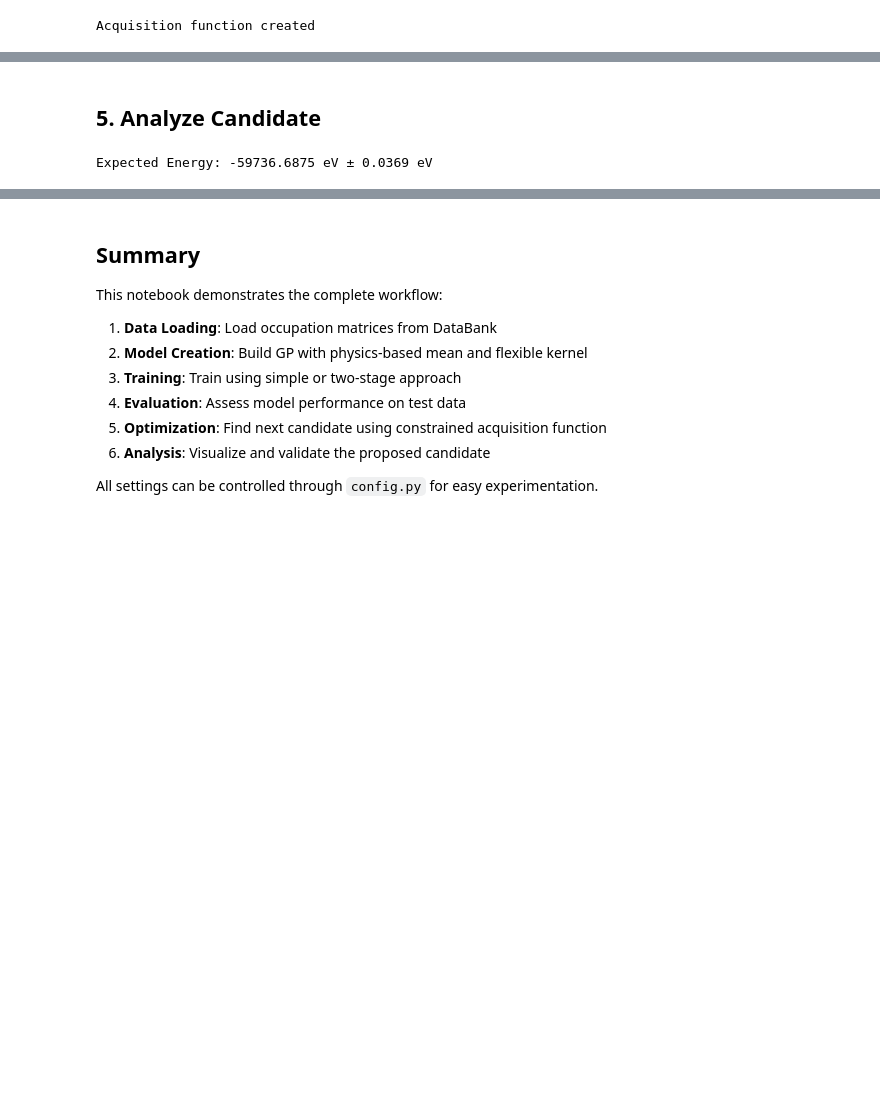
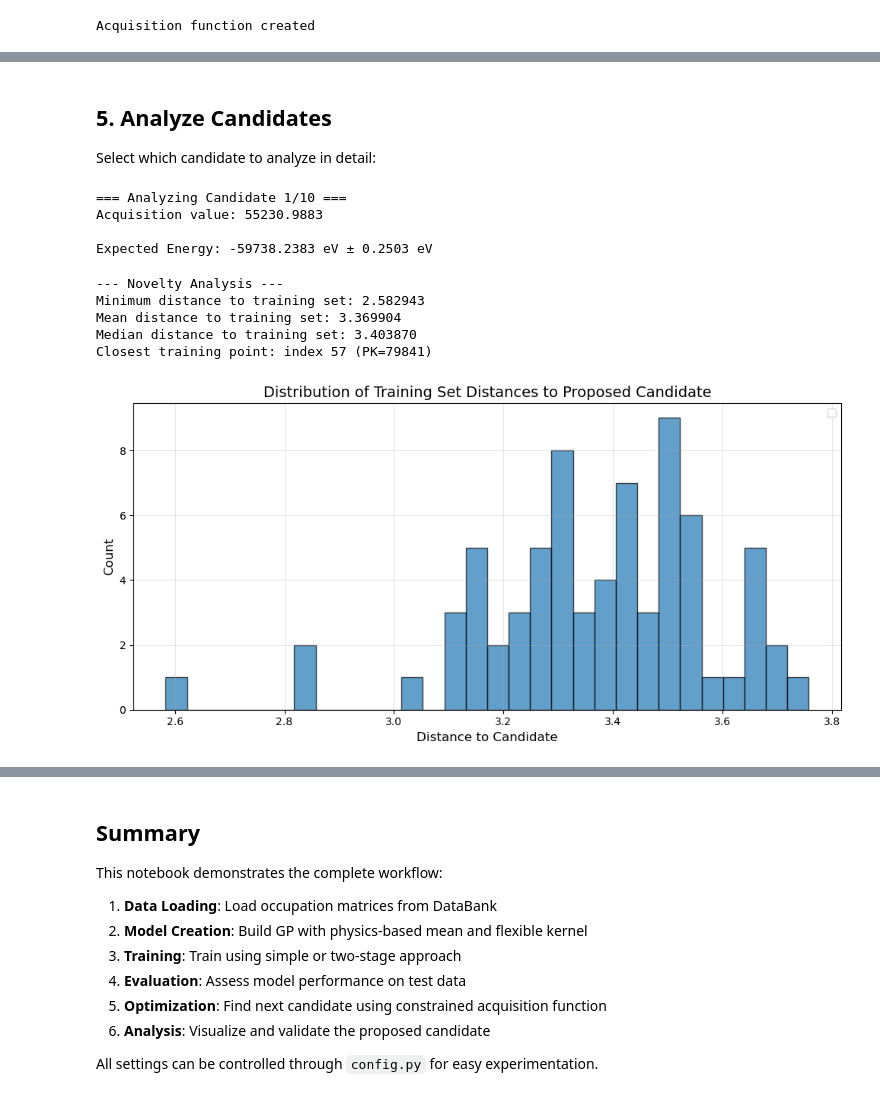
Before and after one commit to LyKex/aiida-LordCapulet, a Jupyter notebook: lordcapulet/functions/proposal_modes/Bayesian/example_bayesian_optimization.ipynb, the cells around one changed output, grey strips where cells are left out. Cells and saved outputs as stored; diff of their text form; code cells hidden in the pictures; blank space fills up the shorter version.

```diff
--- a/lordcapulet/functions/proposal_modes/Bayesian/example_bayesian_optimization.ipynb
+++ b/lordcapulet/functions/proposal_modes/Bayesian/example_bayesian_optimization.ipynb
@@ -406,6 +812,18 @@ Acquisition value: 0.0000
 # %% [markdown]
-## 5. Analyze Candidate
+## 5. Analyze Candidates
+
+Select which candidate to analyze in detail:
 # %%
+# ====== SELECT CANDIDATE TO ANALYZE ======
+CANDIDATE_INDEX = 0  # Change this to analyze different candidates (0 to NUM_CANDIDATES-1)
+# ==========================================
+
+candidate = candidates_list[CANDIDATE_INDEX]
+acqf_value = acqf_values_list[CANDIDATE_INDEX]
+
+print(f"=== Analyzing Candidate {CANDIDATE_INDEX + 1}/{NUM_CANDIDATES} ===")
+print(f"Acquisition value: {acqf_value:.4f}\n")
+
 # Get predicted energy for candidate
 with torch.no_grad():
     posterior = model.posterior(candidate)
@@ -414,5 +832,56 @@ with torch.no_grad():
 
 print(f"Expected Energy: {mean.item():.4f} eV ± {stddev.item():.4f} eV")
 # %% [output]
-Expected Energy: -59736.6875 eV ± 0.0369 eV
+=== Analyzing Candidate 1/10 ===
+Acquisition value: 55230.9883
+
+Expected Energy: -59738.2383 eV ± 0.2503 eV
+# %%
+# Compute novelty: distance to training set
+print("\n--- Novelty Analysis ---")
+
+# Convert candidate back to OccupationMatrixData
+candidate_occ_data = databank.from_pytorch(
+    candidate[0].detach().unsqueeze(0),
+    atom_ids=atoms,
+    spins=['up', 'down']
+)[0]
+
+# Get the training subset from the permutation
+train_indices = perm[:num_train].cpu().numpy()
+train_databank = databank[train_indices]
+
+# Compute distances to all training points using DataBank's method
+distances_to_train = train_databank.compute_distances(
+    reference=candidate_occ_data,
+    atom_label=None,  # Compute total distance across all atoms
+    spins=['up', 'down']
+)
+
+min_distance = distances_to_train.min()
+min_idx = distances_to_train.argmin()
+
+print(f"Minimum distance to training set: {min_distance:.6f}")
+print(f"Mean distance to training set: {distances_to_train.mean():.6f}")
+print(f"Median distance to training set: {np.median(distances_to_train):.6f}")
+print(f"Closest training point: index {min_idx} (PK={train_databank.pks[min_idx]})")
+
+# Visualize distance distribution
+plt.figure(figsize=(10, 5))
+plt.hist(distances_to_train, bins=30, alpha=0.7, edgecolor='black')
+# plt.axvline(min_distance, color='red', linestyle='--', linewidth=2, label=f'Candidate distance: {min_distance:.4f}')
+plt.xlabel("Distance to Candidate", fontsize=12)
+plt.ylabel("Count", fontsize=12)
+plt.title("Distribution of Training Set Distances to Proposed Candidate", fontsize=14)
+plt.legend()
+plt.grid(True, alpha=0.3)
+plt.tight_layout()
+plt.show()
+# %% [output]
+--- Novelty Analysis ---
+Minimum distance to training set: 2.582943
+Mean distance to training set: 3.369904
+Median distance to training set: 3.403870
+Closest training point: index 57 (PK=79841)
+[figure, added]
 # %%
```
Also changed, not shown: parts of 17 cells of this notebook, 4 other files.
